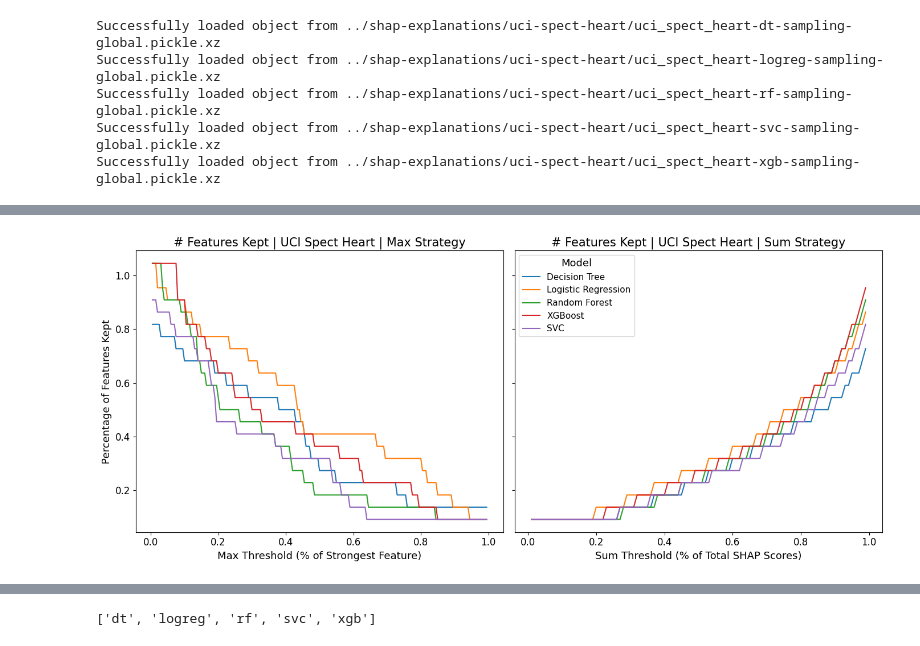
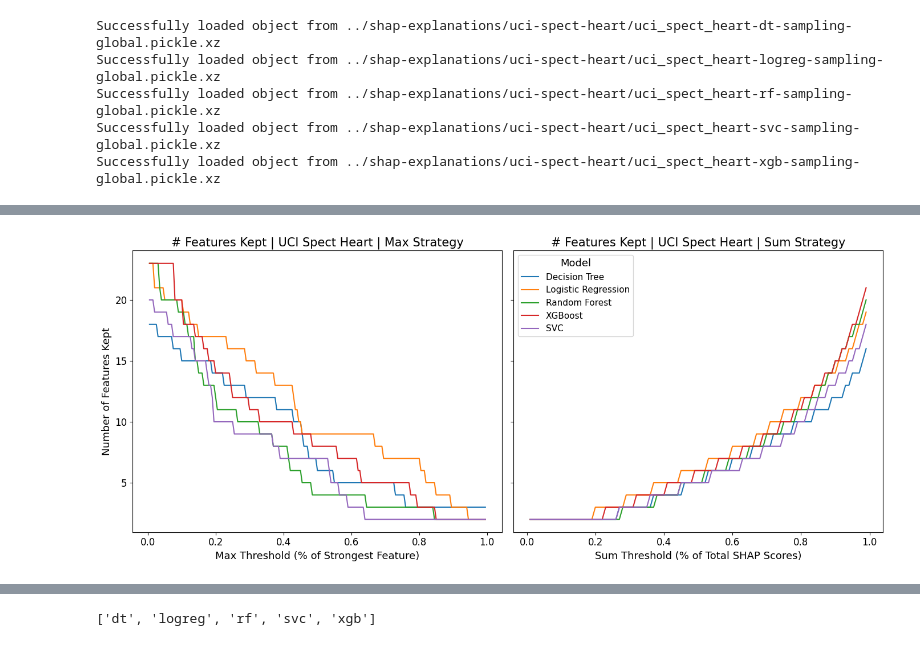
Before and after one commit to JoshuaGottlieb/SHAP-Feature-Selection, a Jupyter notebook: src/Analysis.ipynb, the cells around one changed output, grey strips where cells are left out. Cells and saved outputs as stored; diff of their text form; code cells hidden in the pictures.

Commit message:
Created visualization using raw feature numbers for UCI Spect Heart dataset (more interpretable than % of features) and created table for top 10 SHAP features per model for UCI Spect Heart dataset.

```diff
--- a/src/Analysis.ipynb
+++ b/src/Analysis.ipynb
@@ -433,35 +405,35 @@ fig, axes = plt.subplots(1, 2, figsize = (14, 6), sharey = True)
 
 for model_type in sorted(model_types):
     sns.lineplot(x = np.arange(0.005, 1, 0.005),
-                 y = np.array(spect_shaps[model_type]['max_values']) / 22,
+                 y = np.array(spect_shaps[model_type]['max_values']),
                  ax = axes[0], label = model_type)
 
-    sns.lineplot(x = np.arange(0.01, 1, 0.01), y = np.array(spect_shaps[model_type]['sum_values']) / 22,
+    sns.lineplot(x = np.arange(0.01, 1, 0.01), y = np.array(spect_shaps[model_type]['sum_values']),
                  ax = axes[1], label = model_type)
 for i, ax in enumerate(axes):
     ax.tick_params(axis = 'both', labelsize = 12)
     if i == 0:
         ax.get_legend().remove()
         ax.set_title('# Features Kept | UCI Spect Heart | Max Strategy', fontsize = 15)
         ax.set_xlabel('Max Threshold (% of Strongest Feature)', fontsize = 13)
-        ax.set_ylabel('Percentage of Features Kept', fontsize = 13)
+        ax.set_ylabel('Number of Features Kept', fontsize = 13)
 
         # for thresh in [0.01, 0.05, 0.1, 0.15, 0.25, 0.5]:
         #     ax.axvline(x = thresh, color = 'black', linestyle = '--', alpha = 0.4)
             # ax.annotate(f'Threshold = {thresh}', xy = (0.01, thresh + 0.01))
 
     else:
         ax.set_title('# Features Kept | UCI Spect Heart | Sum Strategy', fontsize = 15)
         ax.set_xlabel('Sum Threshold (% of Total SHAP Scores)', fontsize = 13)
         labels = ['Decision Tree', 'Logistic Regression', 'Random Forest', 'XGBoost', 'SVC']
         handles, _ = ax.get_legend_handles_labels()
         ax.legend(labels = labels, handles = handles,
                   loc = 'upper left', title = 'Model', fontsize = 11, title_fontsize = 13)
 
 plt.tight_layout()
 
-file_path = os.path.join(plot_dir, 'uci_spect_heart_percent_features_kept.png')
+file_path = os.path.join(plot_dir, 'uci_spect_heart_features_kept.png')
 
 fig.savefig(file_path, dpi = 300, bbox_inches = 'tight')
 # %% [output]
-[figure, old version]
+[figure, new version]
```
Also changed, not shown: parts of 12 cells of this notebook, 2 other files.
